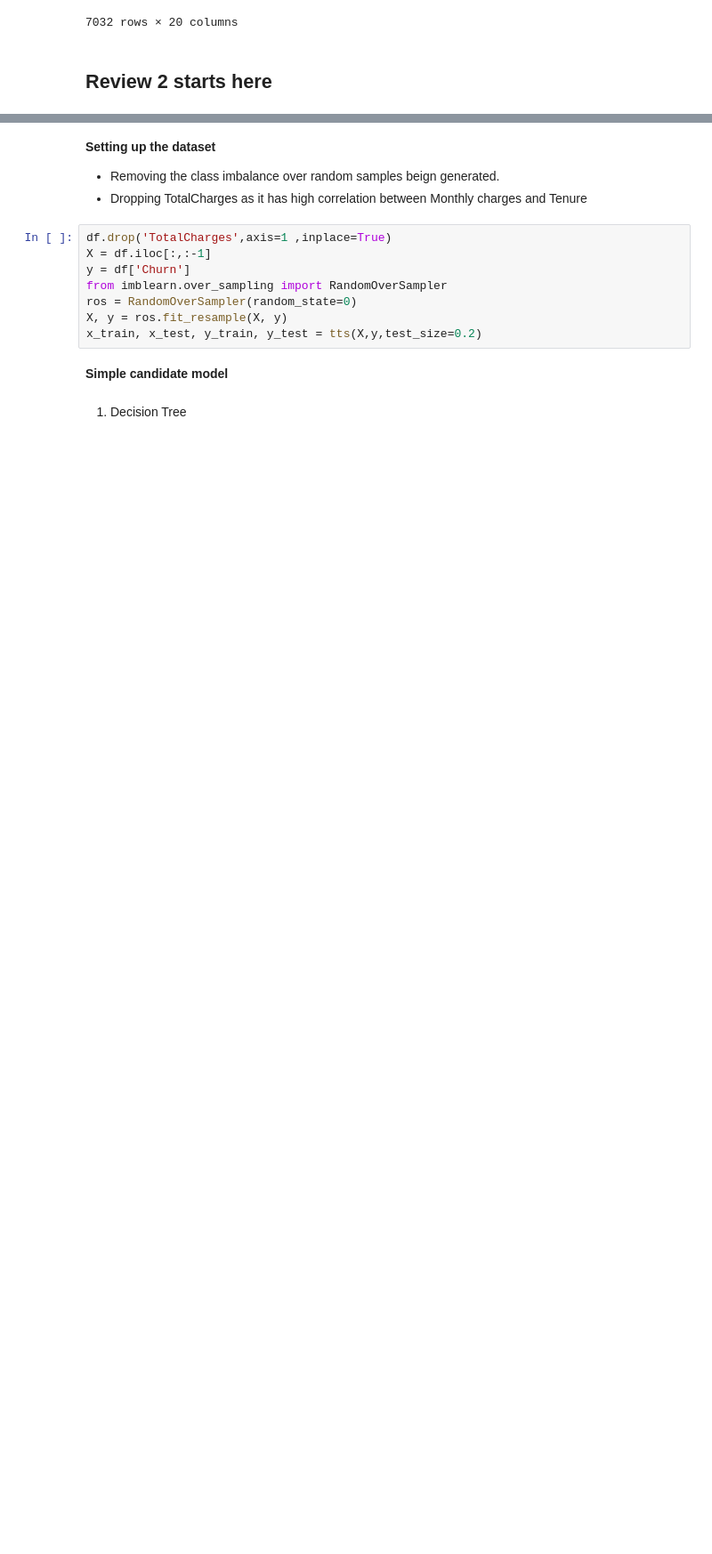
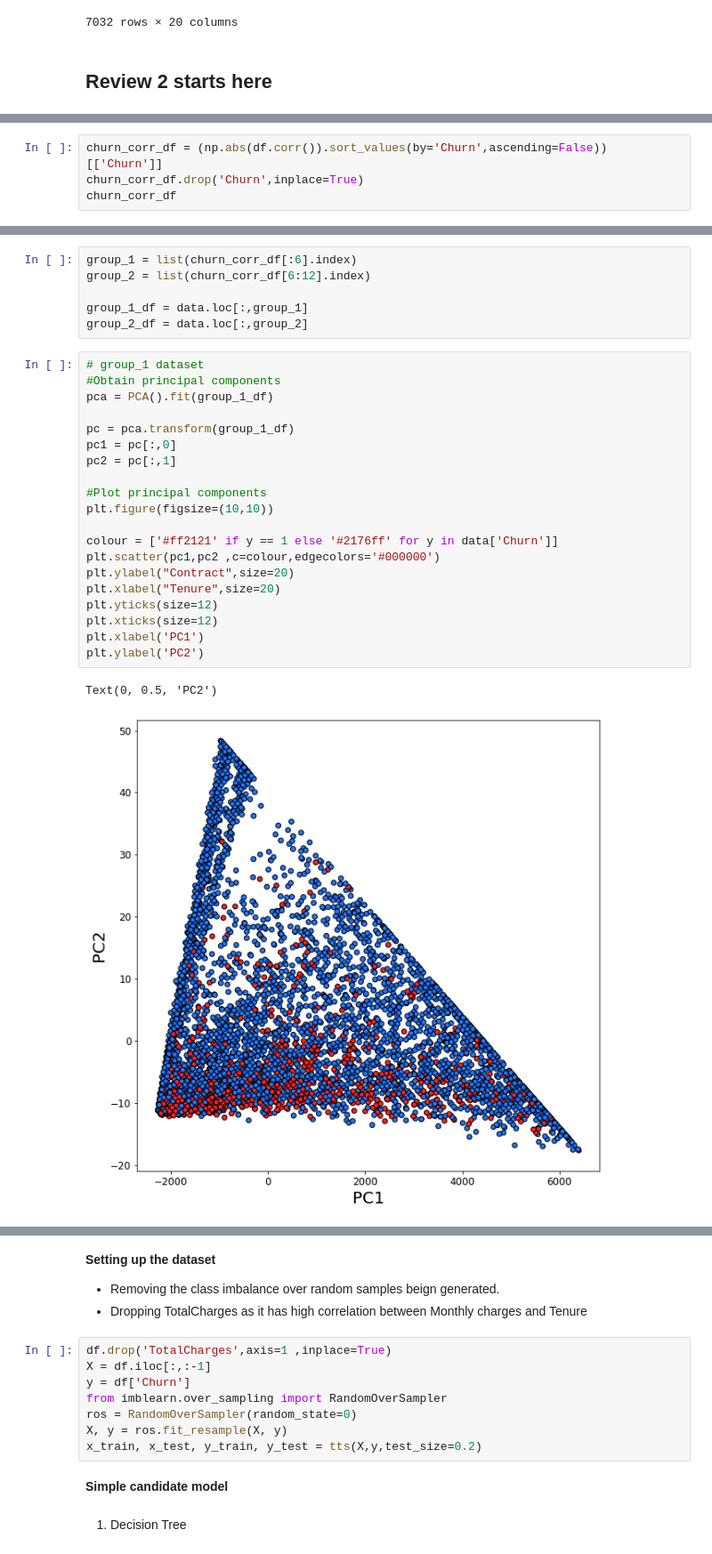
Before and after one commit to Shankar0x/CSE305_EnsembleChurnProject, a Jupyter notebook: main.ipynb, the cells around one changed output, grey strips where cells are left out. Shown at 89% size. Saved outputs shown, nothing was run; the diff lists cells and outputs as text; blank space fills up the shorter version.

```diff
--- a/main.ipynb
+++ b/main.ipynb
@@ -666,0 +739,4 @@ df
+# %%
+churn_corr_df = (np.abs(df.corr()).sort_values(by='Churn',ascending=False))[['Churn']]
+churn_corr_df.drop('Churn',inplace=True)
+churn_corr_df
@@ -666,0 +761,29 @@ df
+# %%
+group_1 = list(churn_corr_df[:6].index)
+group_2 = list(churn_corr_df[6:12].index)
+
+group_1_df = data.loc[:,group_1]
+group_2_df = data.loc[:,group_2]
+# %%
+# group_1 dataset
+#Obtain principal components
+pca = PCA().fit(group_1_df)
+
+pc = pca.transform(group_1_df)
+pc1 = pc[:,0]
+pc2 = pc[:,1]
+
+#Plot principal components
+plt.figure(figsize=(10,10))
+
+colour = ['#ff2121' if y == 1 else '#2176ff' for y in data['Churn']]
+plt.scatter(pc1,pc2 ,c=colour,edgecolors='#000000')
+plt.ylabel("Contract",size=20)
+plt.xlabel("Tenure",size=20)
+plt.yticks(size=12)
+plt.xticks(size=12)
+plt.xlabel('PC1')
+plt.ylabel('PC2')
+# %% [output]
+Text(0, 0.5, 'PC2')
+[figure, added]
```
Also changed, not shown: parts of 49 cells of this notebook, 8 other files.
